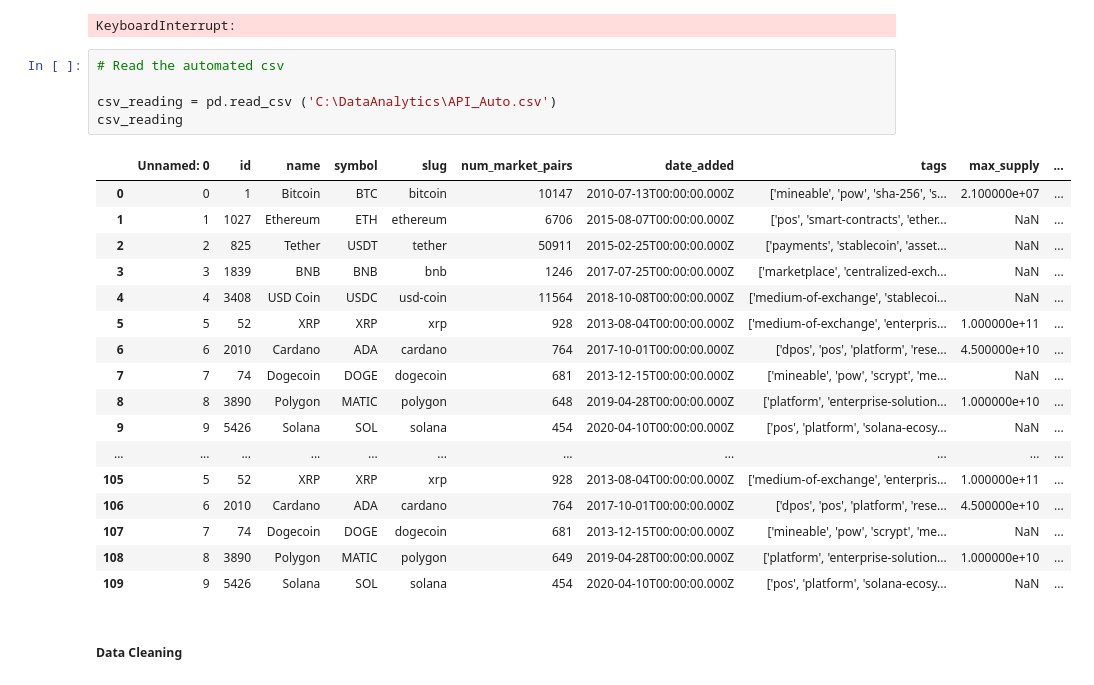
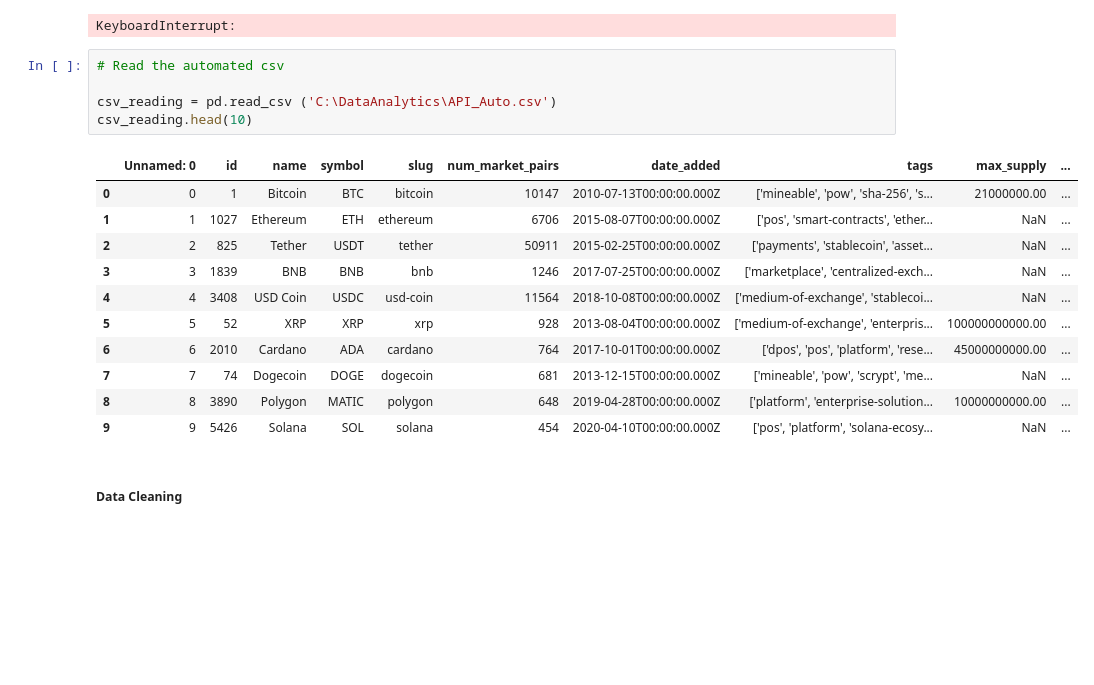
Before and after one commit to JYAKHWA/PythonPractice, a Jupyter notebook: Automating Crypto Website API.ipynb, the cells around one changed output. Cells and saved outputs as stored; diff of their text form; blank space fills up the shorter version.

Commit message:
head applied

```diff
--- a/Automating Crypto Website API.ipynb
+++ b/Automating Crypto Website API.ipynb
@@ -176,26 +176,20 @@ KeyboardInterrupt:
 # %%
 # Read the automated csv
 
 csv_reading = pd.read_csv ('C:\DataAnalytics\API_Auto.csv')
-csv_reading
+csv_reading.head(10)
 # %% [output]
 |  | Unnamed: 0 | id | name | symbol | slug | num_market_pairs | date_added | tags | max_supply | ... |
-| 0 | 0 | 1 | Bitcoin | BTC | bitcoin | 10147 | 2010-07-13T00:00:00.000Z | ['mineable', 'pow', 'sha-256', 's... | 2.100000e+07 | ... |
+| 0 | 0 | 1 | Bitcoin | BTC | bitcoin | 10147 | 2010-07-13T00:00:00.000Z | ['mineable', 'pow', 'sha-256', 's... | 21000000.00 | ... |
 | 1 | 1 | 1027 | Ethereum | ETH | ethereum | 6706 | 2015-08-07T00:00:00.000Z | ['pos', 'smart-contracts', 'ether... | NaN | ... |
 | 2 | 2 | 825 | Tether | USDT | tether | 50911 | 2015-02-25T00:00:00.000Z | ['payments', 'stablecoin', 'asset... | NaN | ... |
 | 3 | 3 | 1839 | BNB | BNB | bnb | 1246 | 2017-07-25T00:00:00.000Z | ['marketplace', 'centralized-exch... | NaN | ... |
 | 4 | 4 | 3408 | USD Coin | USDC | usd-coin | 11564 | 2018-10-08T00:00:00.000Z | ['medium-of-exchange', 'stablecoi... | NaN | ... |
-| 5 | 5 | 52 | XRP | XRP | xrp | 928 | 2013-08-04T00:00:00.000Z | ['medium-of-exchange', 'enterpris... | 1.000000e+11 | ... |
-| 6 | 6 | 2010 | Cardano | ADA | cardano | 764 | 2017-10-01T00:00:00.000Z | ['dpos', 'pos', 'platform', 'rese... | 4.500000e+10 | ... |
+| 5 | 5 | 52 | XRP | XRP | xrp | 928 | 2013-08-04T00:00:00.000Z | ['medium-of-exchange', 'enterpris... | 100000000000.00 | ... |
+| 6 | 6 | 2010 | Cardano | ADA | cardano | 764 | 2017-10-01T00:00:00.000Z | ['dpos', 'pos', 'platform', 'rese... | 45000000000.00 | ... |
 | 7 | 7 | 74 | Dogecoin | DOGE | dogecoin | 681 | 2013-12-15T00:00:00.000Z | ['mineable', 'pow', 'scrypt', 'me... | NaN | ... |
-| 8 | 8 | 3890 | Polygon | MATIC | polygon | 648 | 2019-04-28T00:00:00.000Z | ['platform', 'enterprise-solution... | 1.000000e+10 | ... |
+| 8 | 8 | 3890 | Polygon | MATIC | polygon | 648 | 2019-04-28T00:00:00.000Z | ['platform', 'enterprise-solution... | 10000000000.00 | ... |
 | 9 | 9 | 5426 | Solana | SOL | solana | 454 | 2020-04-10T00:00:00.000Z | ['pos', 'platform', 'solana-ecosy... | NaN | ... |
-| ... | ... | ... | ... | ... | ... | ... | ... | ... | ... | ... |
-| 105 | 5 | 52 | XRP | XRP | xrp | 928 | 2013-08-04T00:00:00.000Z | ['medium-of-exchange', 'enterpris... | 1.000000e+11 | ... |
-| 106 | 6 | 2010 | Cardano | ADA | cardano | 764 | 2017-10-01T00:00:00.000Z | ['dpos', 'pos', 'platform', 'rese... | 4.500000e+10 | ... |
-| 107 | 7 | 74 | Dogecoin | DOGE | dogecoin | 681 | 2013-12-15T00:00:00.000Z | ['mineable', 'pow', 'scrypt', 'me... | NaN | ... |
-| 108 | 8 | 3890 | Polygon | MATIC | polygon | 649 | 2019-04-28T00:00:00.000Z | ['platform', 'enterprise-solution... | 1.000000e+10 | ... |
-| 109 | 9 | 5426 | Solana | SOL | solana | 454 | 2020-04-10T00:00:00.000Z | ['pos', 'platform', 'solana-ecosy... | NaN | ... |
 # %% [markdown]
  ##### Data Cleaning
 # %%
```
Also changed, not shown: parts of 7 cells of this notebook.
